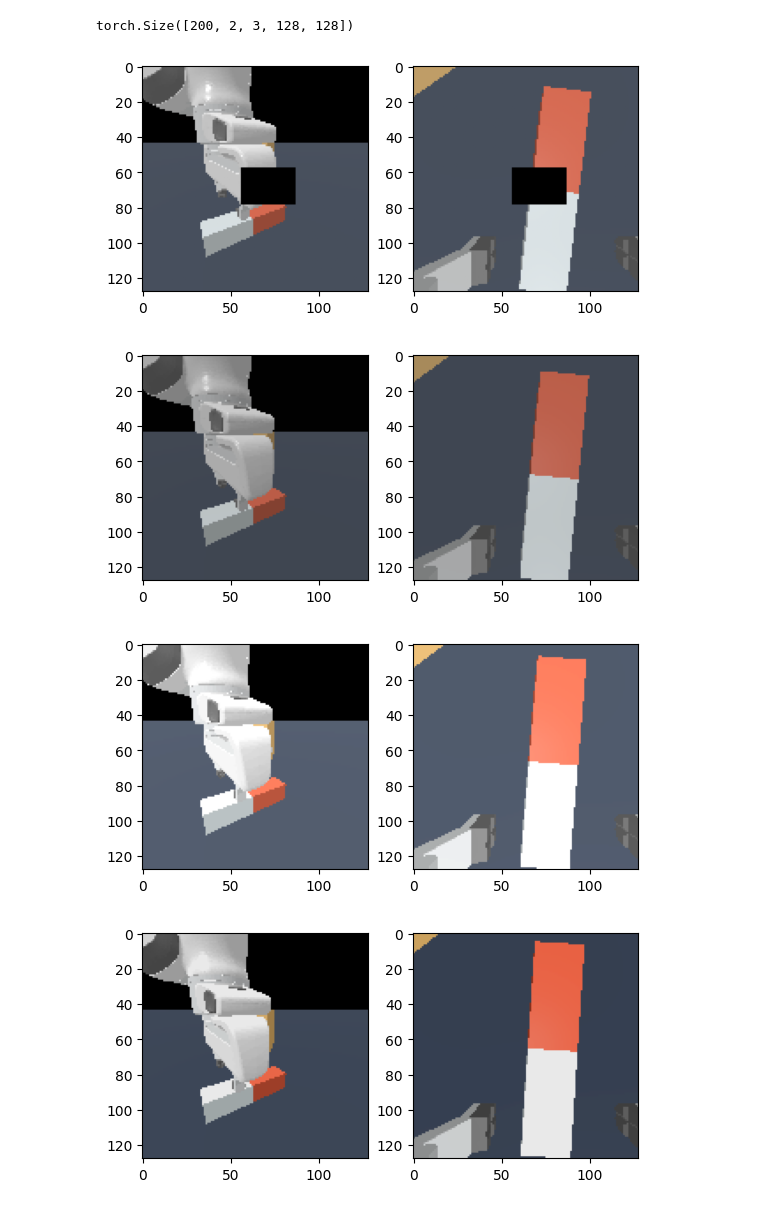
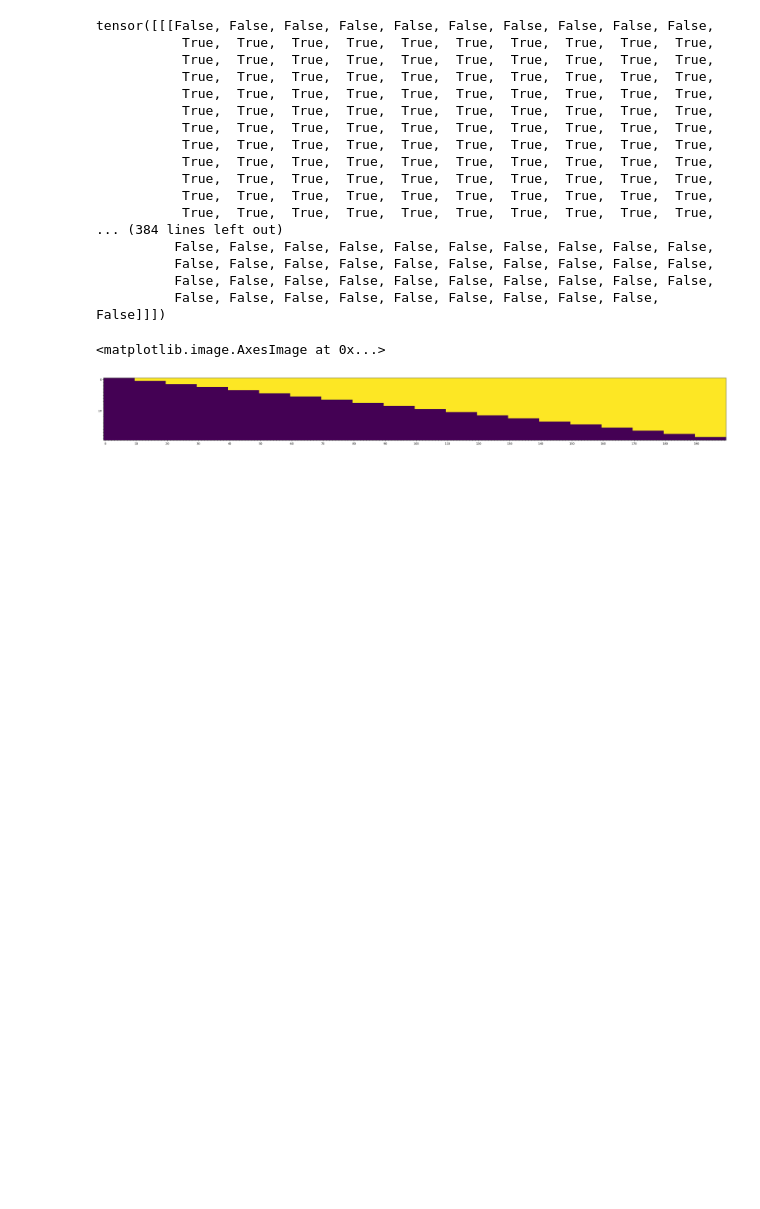
Before and after one commit to apalleiko/tskill, a Jupyter notebook: visualize_images.ipynb, the cells around one changed output. Cells and saved outputs as stored; diff of their text form; code cells hidden in the pictures; blank space fills up the shorter version.

```diff
--- a/visualize_images.ipynb
+++ b/visualize_images.ipynb
@@ -46,40 +47,71 @@ Loading action and state scaling from file
 # %%
+torch.set_printoptions(threshold=10000)
+from matplotlib.ticker import MultipleLocator, AutoMinorLocator
 plt.close()
 i = 1
 data = train_dataset[i]
+seq = data["actions"].shape[1]
+# mask = data["dec_mask"]
+# mask = data["mem_mask"]
+mask = data["enc_mem_mask"]
+print(mask)
+
+fig = plt.figure(1, figsize=(40,40))
+ax1 = fig.subplots(1,1)
+ax1.xaxis.set_major_locator(MultipleLocator(10))
+ax1.xaxis.set_minor_locator(MultipleLocator(1))
+ax1.yaxis.set_major_locator(MultipleLocator(10))
+ax1.yaxis.set_minor_locator(MultipleLocator(1))
+
+ax1.imshow(mask.squeeze(0).to(torch.int))
+
 # path = "/home/mrl/Documents/Projects/tskill/ERROR_DATA.pickle"
 # with open(path, "rb") as f:
 #     data = pickle.load(f)
 
 # Images
-print(data["rgb"].shape)
-n = data["rgb"].shape[0]
-n_cams = data["rgb"].shape[1]
-for im in range(50):
-    fig = plt.figure(im)
-    axes = fig.subplots(1,n_cams)
-    for c in range(n_cams):
-        axes[c].imshow(data["rgb"][im,c,...].permute(1,2,0))
+# print(data["rgb"].shape)
+# n = data["rgb"].shape[0]
+# n_cams = data["rgb"].shape[1]
+# for im in range(50):
+#     fig = plt.figure(im)
+#     axes = fig.subplots(1,n_cams)
+#     for c in range(n_cams):
+#         axes[c].imshow(data["rgb"][im,c,...].permute(1,2,0))
     # ax3.imshow(data["enc_mask"].to(torch.int))
     # ax4.imshow(data["dec_mask"].to(torch.int))
 
 # Masks
 # bs = data["actions"].shape[0]
 # enc_mask = data["enc_mask"][0,...]
 # for b in range(bs):
 #     fig = plt.figure(b, figsize=(20,10))
 #     ax1, ax2, ax3= fig.subplots(1,3)
 #     seq_pad_mask = data["seq_pad_mask"][b,...]
 #     seq_pad_mask = seq_pad_mask.unsqueeze(0).repeat(4*seq_pad_mask.shape[0], 4)
 #     print(torch.logical_not((seq_pad_mask[0,...] | data["enc_mask"][b,0,...])).to(torch.int).sum())
 #     ax1.imshow(data["enc_mask"][b,...].to(torch.int))
 #     ax2.imshow(seq_pad_mask.to(torch.int))
 #     ax3.imshow((data["enc_mask"][b,...] | seq_pad_mask).to(torch.int))
 
 # data["enc_mask"][3,...] = torch.zeros_like(data["enc_mask"][3,...])
 # %% [output]
-torch.Size([200, 2, 3, 128, 128])
+tensor([[[False, False, False, False, False, False, False, False, False, False,
+           True,  True,  True,  True,  True,  True,  True,  True,  True,  True,
+           True,  True,  True,  True,  True,  True,  True,  True,  True,  True,
+           True,  True,  True,  True,  True,  True,  True,  True,  True,  True,
+           True,  True,  True,  True,  True,  True,  True,  True,  True,  True,
+           True,  True,  True,  True,  True,  True,  True,  True,  True,  True,
+           True,  True,  True,  True,  True,  True,  True,  True,  True,  True,
+           True,  True,  True,  True,  True,  True,  True,  True,  True,  True,
+           True,  True,  True,  True,  True,  True,  True,  True,  True,  True,
+           True,  True,  True,  True,  True,  True,  True,  True,  True,  True,
+           True,  True,  True,  True,  True,  True,  True,  True,  True,  True,
+           True,  True,  True,  True,  True,  True,  True,  True,  True,  True,
+... (384 lines left out)
+          False, False, False, False, False, False, False, False, False, False,
+          False, False, False, False, False, False, False, False, False, False,
+          False, False, False, False, False, False, False, False, False, False,
+          False, False, False, False, False, False, False, False, False, False]]])
+<matplotlib.image.AxesImage at 0x...>
-[figure, old version]
+[figure, new version]
-[figure, removed]
-[figure, removed]
-[figure, removed]
```
Also changed, not shown: parts of 3 cells of this notebook, 9 other files.
